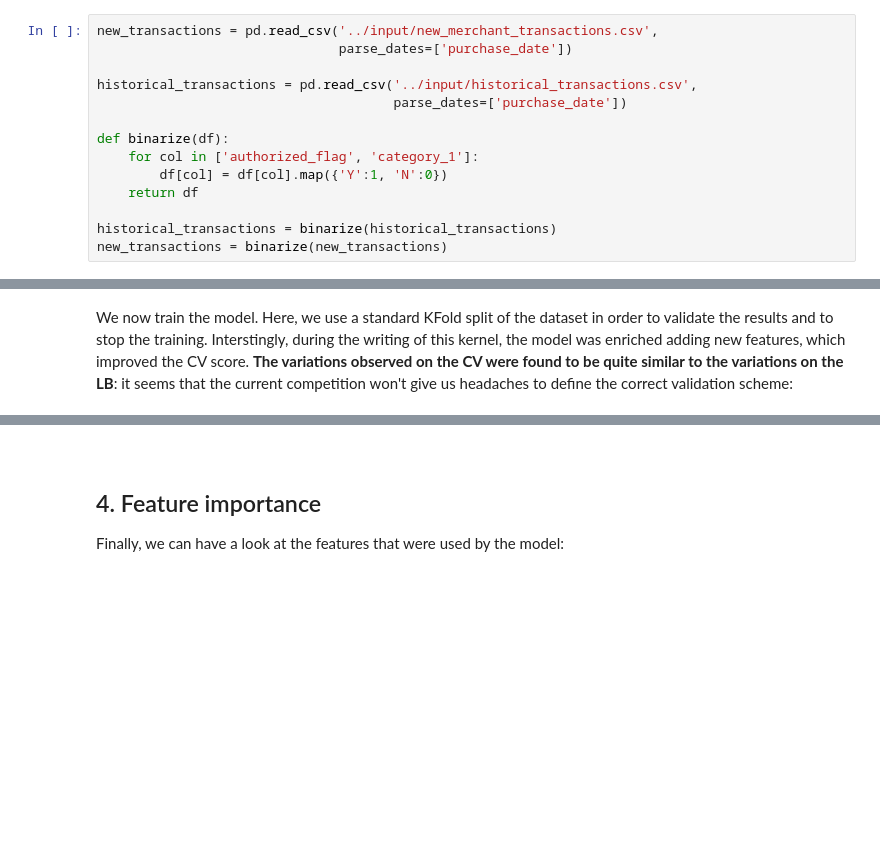
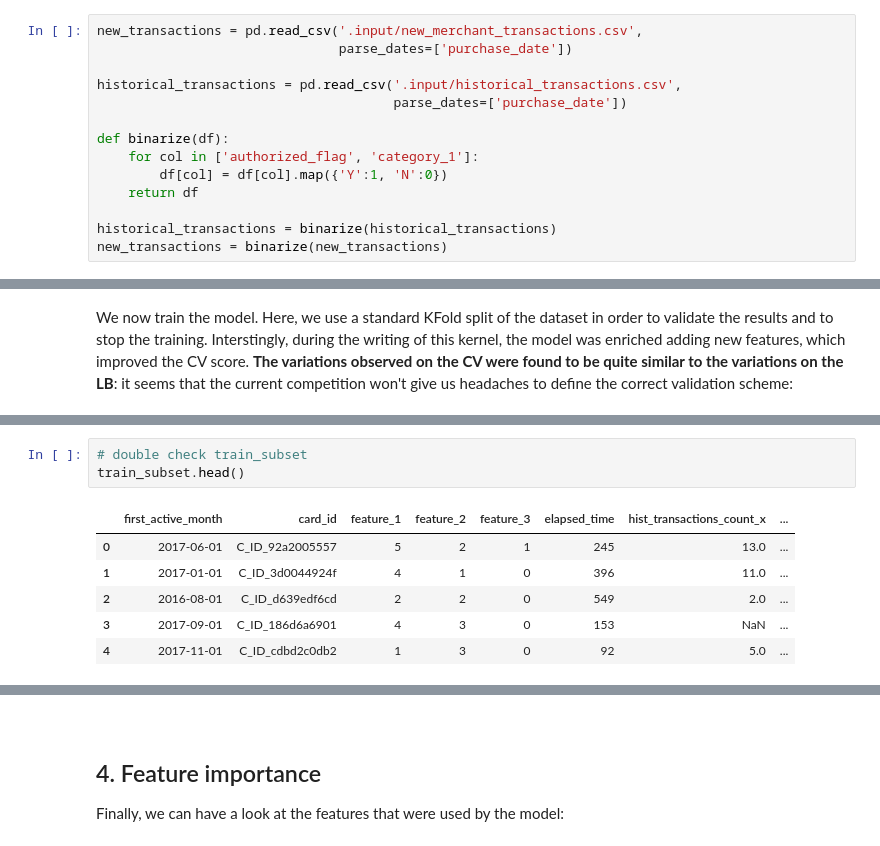
Before and after one commit to lkl303/CZ4041_Machine_Learning, a Jupyter notebook: elo-world.ipynb, the cells around one changed output, grey strips where cells are left out. Drawn from its saved outputs; the diff is of its cells as text; blank space fills up the shorter version.

```diff
--- a/elo-world.ipynb
+++ b/elo-world.ipynb
@@ -68,10 +68,10 @@ def reduce_mem_usage(df, verbose=True):
     if verbose: print('Mem. usage decreased to {:5.2f} Mb ({:.1f}% reduction)'.format(end_mem, 100 * (start_mem - end_mem) / start_mem))
     return df
 # %%
-new_transactions = pd.read_csv('../input/new_merchant_transactions.csv',
+new_transactions = pd.read_csv('.input/new_merchant_transactions.csv',
                                parse_dates=['purchase_date'])
 
-historical_transactions = pd.read_csv('../input/historical_transactions.csv',
+historical_transactions = pd.read_csv('.input/historical_transactions.csv',
                                       parse_dates=['purchase_date'])
 
 def binarize(df):
@@ -358,0 +547,10 @@ print("CV score: {:<8.5f}".format(mean_squared_error(oof, target)**0.5))
+# %%
+# double check train_subset
+train_subset.head()
+# %% [output]
+|  | first_active_month | card_id | feature_1 | feature_2 | feature_3 | elapsed_time | hist_transactions_count_x | ... |
+| 0 | 2017-06-01 | C_ID_92a2005557 | 5 | 2 | 1 | 245 | 13.0 | ... |
+| 1 | 2017-01-01 | C_ID_3d0044924f | 4 | 1 | 0 | 396 | 11.0 | ... |
+| 2 | 2016-08-01 | C_ID_d639edf6cd | 2 | 2 | 0 | 549 | 2.0 | ... |
+| 3 | 2017-09-01 | C_ID_186d6a6901 | 4 | 3 | 0 | 153 | NaN | ... |
+| 4 | 2017-11-01 | C_ID_cdbd2c0db2 | 1 | 3 | 0 | 92 | 5.0 | ... |
```
Also changed, not shown: parts of 24 cells of this notebook, 2 other files.
